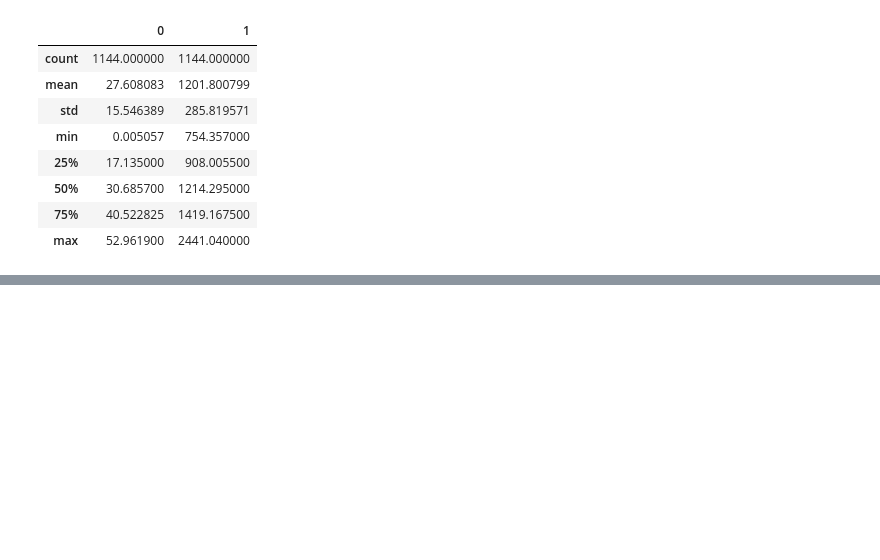
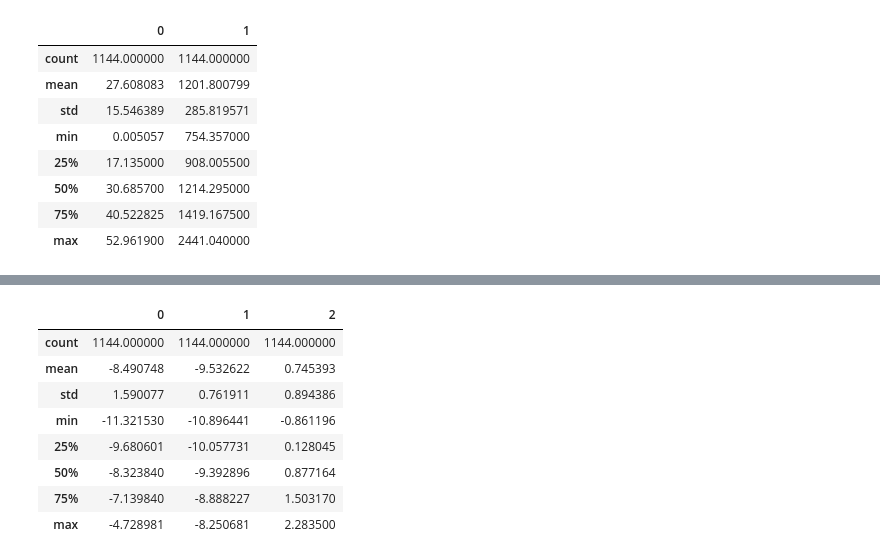
Before and after one commit to msaad1311/TfL-Dataset, a Jupyter notebook: src/EDA-Part2.ipynb, the cells around one changed output, grey strips where cells are left out. Saved outputs shown, nothing was run; the diff lists cells and outputs as text; code cells hidden in the pictures; blank space fills up the shorter version.

```diff
--- a/src/EDA-Part2.ipynb
+++ b/src/EDA-Part2.ipynb
@@ -317,0 +320,12 @@ plt.plot(veh1_urban_am['CO Mass'])
+# %%
+p.describe()
+# %% [output]
+|  | 0 | 1 | 2 |
+| count | 1144.000000 | 1144.000000 | 1144.000000 |
+| mean | -8.490748 | -9.532622 | 0.745393 |
+| std | 1.590077 | 0.761911 | 0.894386 |
+| min | -11.321530 | -10.896441 | -0.861196 |
+| 25% | -9.680601 | -10.057731 | 0.128045 |
+| 50% | -8.323840 | -9.392896 | 0.877164 |
+| 75% | -7.139840 | -8.888227 | 1.503170 |
+| max | -4.728981 | -8.250681 | 2.283500 |
```
Also changed, not shown: parts of 8 cells of this notebook.
